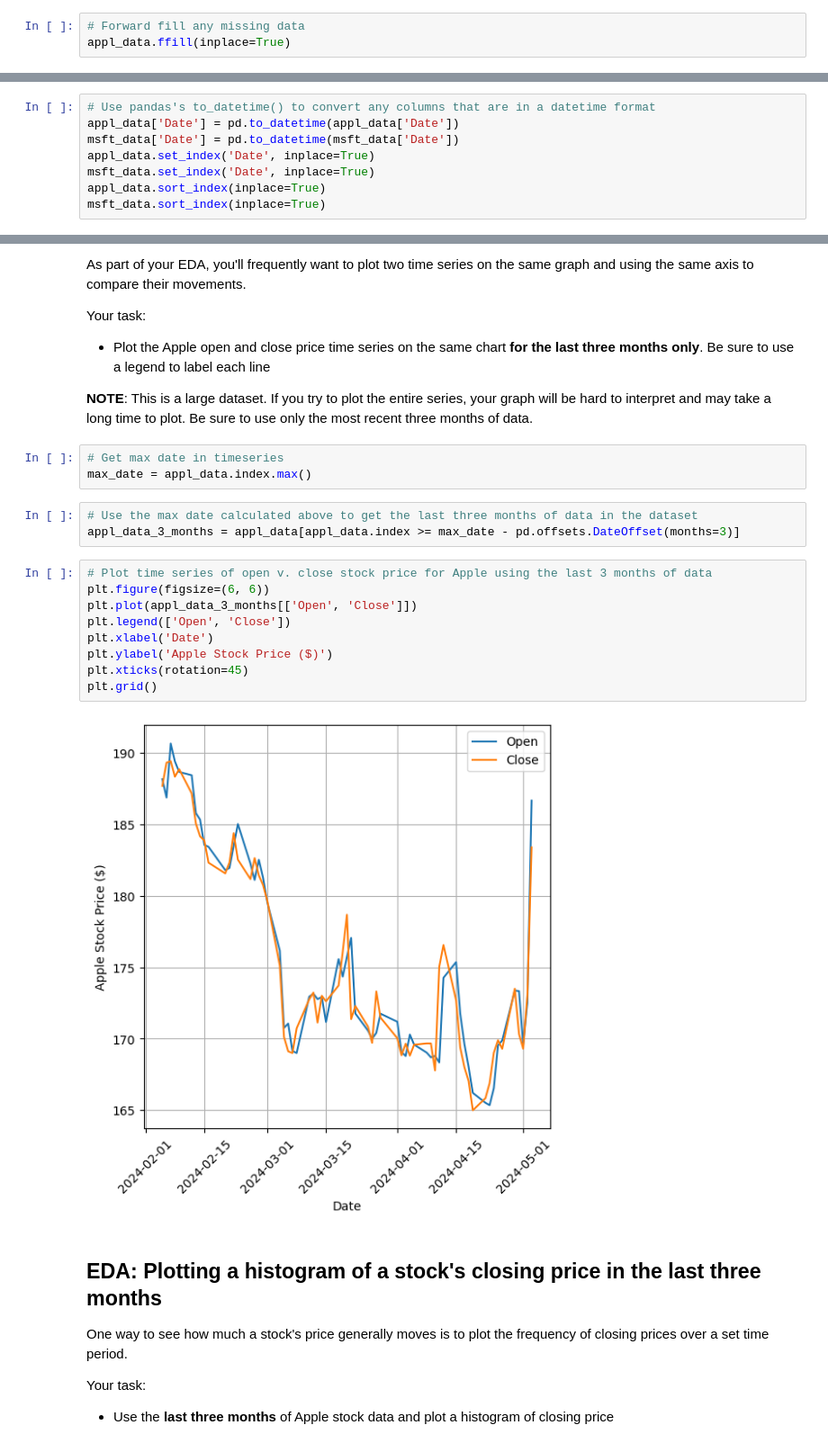
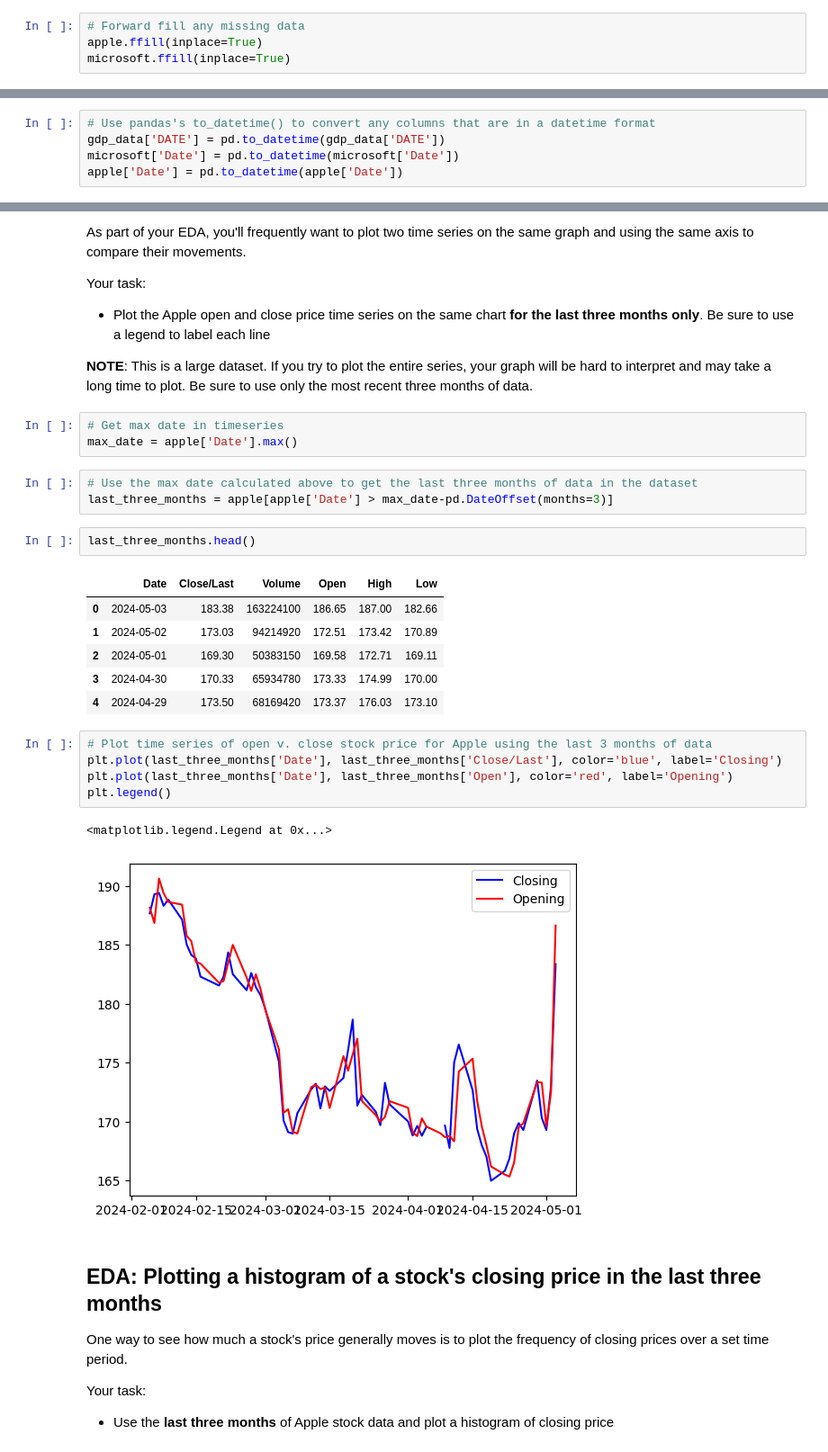
Before and after one commit to bigboy92/fend-matching-game, a Jupyter notebook: Preparing-for-data-analysis-project-student.ipynb, the cells around one changed output, grey strips where cells are left out. Shown at 90% size. Cells and saved outputs as stored; diff of their text form.

```diff
--- a/Preparing-for-data-analysis-project-student.ipynb
+++ b/Preparing-for-data-analysis-project-student.ipynb
@@ -158,5 +220,6 @@ dtype: int64
 # %%
 # Forward fill any missing data
-appl_data.ffill(inplace=True)
+apple.ffill(inplace=True)
+microsoft.ffill(inplace=True)
 # %%
 # Check again for nulls after using forward fill
@@ -201,10 +264,7 @@ convert_dollar_columns_to_numeric(msft_data, columns)
 # %%
 # Use pandas's to_datetime() to convert any columns that are in a datetime format
-appl_data['Date'] = pd.to_datetime(appl_data['Date'])
-msft_data['Date'] = pd.to_datetime(msft_data['Date'])
-appl_data.set_index('Date', inplace=True)
-msft_data.set_index('Date', inplace=True)
-appl_data.sort_index(inplace=True)
-msft_data.sort_index(inplace=True)
+gdp_data['DATE'] = pd.to_datetime(gdp_data['DATE'])
+microsoft['Date'] = pd.to_datetime(microsoft['Date'])
+apple['Date'] = pd.to_datetime(apple['Date'])
 # %%
 # Use .info() and check the type of each column to ensure that the above steps worked
@@ -379,21 +469,27 @@ Your task:
 **NOTE**: This is a large dataset. If you try to plot the entire series, your graph will be hard to interpret and may take a long time to plot. Be sure to use only the most recent three months of data.
 # %%
 # Get max date in timeseries
-max_date = appl_data.index.max()
+max_date = apple['Date'].max()
 # %%
 # Use the max date calculated above to get the last three months of data in the dataset
-appl_data_3_months = appl_data[appl_data.index >= max_date - pd.offsets.DateOffset(months=3)]
+last_three_months = apple[apple['Date'] > max_date-pd.DateOffset(months=3)]
+# %%
+last_three_months.head()
+# %% [output]
+|  | Date | Close/Last | Volume | Open | High | Low |
+| 0 | 2024-05-03 | 183.38 | 163224100 | 186.65 | 187.00 | 182.66 |
+| 1 | 2024-05-02 | 173.03 | 94214920 | 172.51 | 173.42 | 170.89 |
+| 2 | 2024-05-01 | 169.30 | 50383150 | 169.58 | 172.71 | 169.11 |
+| 3 | 2024-04-30 | 170.33 | 65934780 | 173.33 | 174.99 | 170.00 |
+| 4 | 2024-04-29 | 173.50 | 68169420 | 173.37 | 176.03 | 173.10 |
 # %%
 # Plot time series of open v. close stock price for Apple using the last 3 months of data
-plt.figure(figsize=(6, 6))
-plt.plot(appl_data_3_months[['Open', 'Close']])
-plt.legend(['Open', 'Close'])
-plt.xlabel('Date')
-plt.ylabel('Apple Stock Price ($)')
-plt.xticks(rotation=45)
-plt.grid()
+plt.plot(last_three_months['Date'], last_three_months['Close/Last'], color='blue', label='Closing')
+plt.plot(last_three_months['Date'], last_three_months['Open'], color='red', label='Opening')
+plt.legend()
 # %% [output]
+<matplotlib.legend.Legend at 0x...>
-[figure, old version]
+[figure, new version]
 # %% [markdown]
 ## EDA: Plotting a histogram of a stock's closing price in the last three months
 
```
Also changed, not shown: parts of 67 cells of this notebook.
